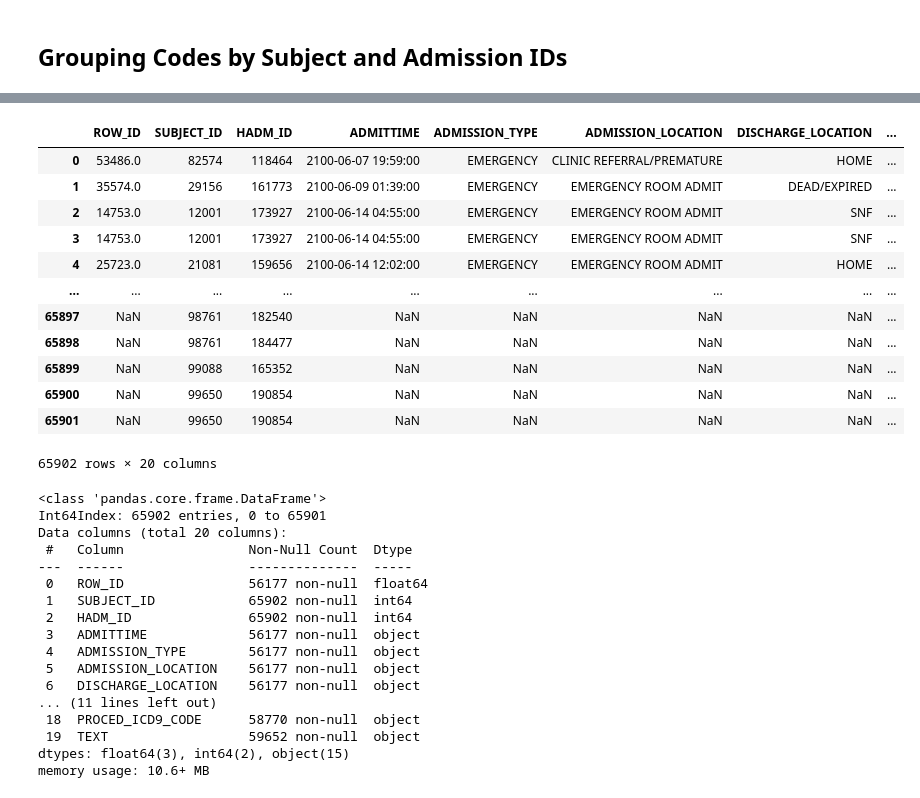
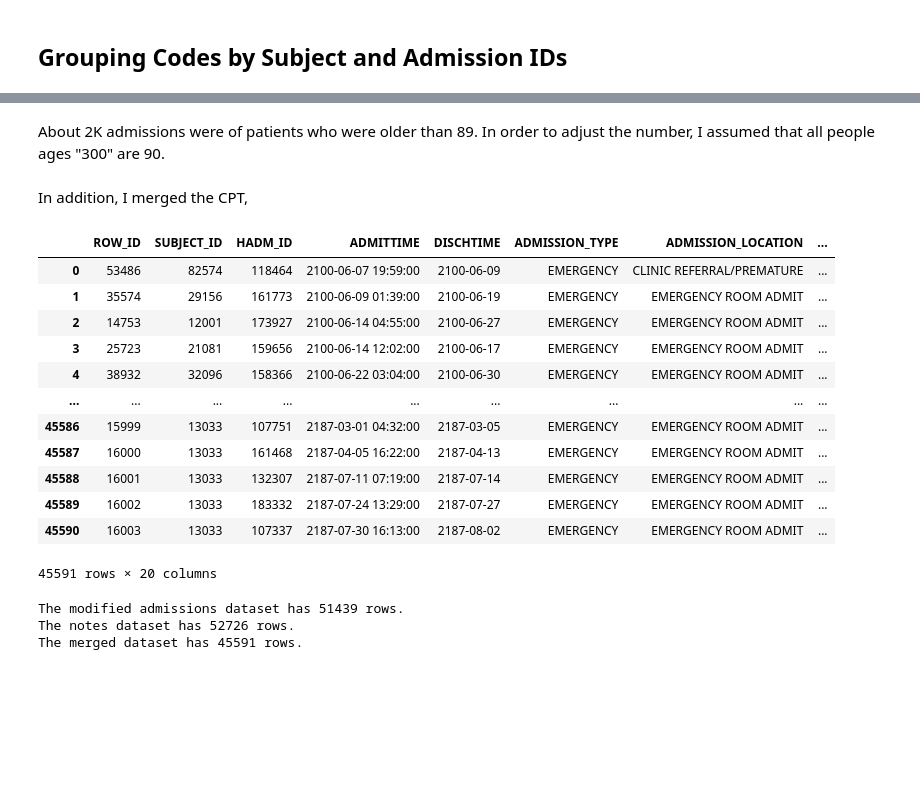
Before and after one commit to arthurk2323/hospital_readmissions_nlp, a Jupyter notebook: 01_EDA_v1.ipynb, the cells around one changed output, grey strips where cells are left out. Drawn from its saved outputs; the diff is of its cells as text; code cells hidden in the pictures; blank space fills up the shorter version.

Commit message:
edited the eda notebook, uploaded the clean data csv, and created the modeling notebook

```diff
--- a/01_EDA_v1.ipynb
+++ b/01_EDA_v1.ipynb
@@ -382,0 +479,11 @@ memory usage: 3.1+ MB
+# %%
+#convert the discharge time and the date of birth to time series
+ts_disch = mod_admit_df['DISCHTIME'].dt.to_pydatetime()
+ts_dob = mod_admit_df['DOB'].dt.to_pydatetime()
+# %%
+#subtract the dischrage time by the date of birth, and divide by 365 to get years
+age_df = pd.DataFrame((ts_disch-ts_dob)//365)
+# %%
+#retrieve the age, but note that because the structure of the datetime data, dt.days will return the int value of whatever is in the columns. Since I
+#already divided by 365, when I use dt.days, I am actually getting the years
+mod_admit_df['AGE'] = age_df[0].dt.days
@@ -383,38 +506,33 @@ memory usage: 3.1+ MB
+# %% [markdown]
+About 2K admissions were of patients who were older than 89. In order to adjust the number, I assumed that all people ages "300" are 90.
+# %%
+#change anyone with an age of 300 to 90
+mod_admit_df.loc[mod_admit_df['AGE'] == 300, "AGE"] = 90
+# %% [markdown]
+In addition, I merged the CPT,
 # %%
-mod2_df = mod_df.merge(merged_df, on=['SUBJECT_ID', 'HADM_ID'], how='outer')
-mod2_df = mod2_df.merge(notes_df, on=['SUBJECT_ID', 'HADM_ID'], how='outer')
-mod2_df
+#merge the admissions dataframe
+main_df = mod_admit_df.merge(notes_df, on=['SUBJECT_ID', 'HADM_ID'], how='inner')
+main_df
 # %% [output]
-|  | ROW_ID | SUBJECT_ID | HADM_ID | ADMITTIME | ADMISSION_TYPE | ADMISSION_LOCATION | DISCHARGE_LOCATION | ... |
-| 0 | 53486.0 | 82574 | 118464 | 2100-06-07 19:59:00 | EMERGENCY | CLINIC REFERRAL/PREMATURE | HOME | ... |
-| 1 | 35574.0 | 29156 | 161773 | 2100-06-09 01:39:00 | EMERGENCY | EMERGENCY ROOM ADMIT | DEAD/EXPIRED | ... |
-| 2 | 14753.0 | 12001 | 173927 | 2100-06-14 04:55:00 | EMERGENCY | EMERGENCY ROOM ADMIT | SNF | ... |
-| 3 | 14753.0 | 12001 | 173927 | 2100-06-14 04:55:00 | EMERGENCY | EMERGENCY ROOM ADMIT | SNF | ... |
-| 4 | 25723.0 | 21081 | 159656 | 2100-06-14 12:02:00 | EMERGENCY | EMERGENCY ROOM ADMIT | HOME | ... |
+|  | ROW_ID | SUBJECT_ID | HADM_ID | ADMITTIME | DISCHTIME | ADMISSION_TYPE | ADMISSION_LOCATION | ... |
+| 0 | 53486 | 82574 | 118464 | 2100-06-07 19:59:00 | 2100-06-09 | EMERGENCY | CLINIC REFERRAL/PREMATURE | ... |
+| 1 | 35574 | 29156 | 161773 | 2100-06-09 01:39:00 | 2100-06-19 | EMERGENCY | EMERGENCY ROOM ADMIT | ... |
+| 2 | 14753 | 12001 | 173927 | 2100-06-14 04:55:00 | 2100-06-27 | EMERGENCY | EMERGENCY ROOM ADMIT | ... |
+| 3 | 25723 | 21081 | 159656 | 2100-06-14 12:02:00 | 2100-06-17 | EMERGENCY | EMERGENCY ROOM ADMIT | ... |
+| 4 | 38932 | 32096 | 158366 | 2100-06-22 03:04:00 | 2100-06-30 | EMERGENCY | EMERGENCY ROOM ADMIT | ... |
 | ... | ... | ... | ... | ... | ... | ... | ... | ... |
-| 65897 | NaN | 98761 | 182540 | NaN | NaN | NaN | NaN | ... |
-| 65898 | NaN | 98761 | 184477 | NaN | NaN | NaN | NaN | ... |
-| 65899 | NaN | 99088 | 165352 | NaN | NaN | NaN | NaN | ... |
-| 65900 | NaN | 99650 | 190854 | NaN | NaN | NaN | NaN | ... |
-| 65901 | NaN | 99650 | 190854 | NaN | NaN | NaN | NaN | ... |
+| 45586 | 15999 | 13033 | 107751 | 2187-03-01 04:32:00 | 2187-03-05 | EMERGENCY | EMERGENCY ROOM ADMIT | ... |
+| 45587 | 16000 | 13033 | 161468 | 2187-04-05 16:22:00 | 2187-04-13 | EMERGENCY | EMERGENCY ROOM ADMIT | ... |
+| 45588 | 16001 | 13033 | 132307 | 2187-07-11 07:19:00 | 2187-07-14 | EMERGENCY | EMERGENCY ROOM ADMIT | ... |
+| 45589 | 16002 | 13033 | 183332 | 2187-07-24 13:29:00 | 2187-07-27 | EMERGENCY | EMERGENCY ROOM ADMIT | ... |
+| 45590 | 16003 | 13033 | 107337 | 2187-07-30 16:13:00 | 2187-08-02 | EMERGENCY | EMERGENCY ROOM ADMIT | ... |
-65902 rows × 20 columns
+45591 rows × 20 columns
-# %%
-mod2_df.info()
-# %% [output]
-<class 'pandas.core.frame.DataFrame'>
-Int64Index: 65902 entries, 0 to 65901
-Data columns (total 20 columns):
- #   Column                Non-Null Count  Dtype
----  ------                --------------  -----
- 0   ROW_ID                56177 non-null  float64
- 1   SUBJECT_ID            65902 non-null  int64
- 2   HADM_ID               65902 non-null  int64
- 3   ADMITTIME             56177 non-null  object
- 4   ADMISSION_TYPE        56177 non-null  object
- 5   ADMISSION_LOCATION    56177 non-null  object
- 6   DISCHARGE_LOCATION    56177 non-null  object
-... (11 lines left out)
- 18  PROCED_ICD9_CODE      58770 non-null  object
- 19  TEXT                  59652 non-null  object
-dtypes: float64(3), int64(2), object(15)
-memory usage: 10.6+ MB
+# %%
+print("The modified admissions dataset has", str(len(mod_admit_df)),"rows.")
+print("The notes dataset has", str(len(notes_df)),"rows.")
+print("The merged dataset has", str(len(main_df)),"rows.")
+# %% [output]
+The modified admissions dataset has 51439 rows.
+The notes dataset has 52726 rows.
+The merged dataset has 45591 rows.
```
Also changed, not shown: parts of 101 cells of this notebook, 6 other files.
